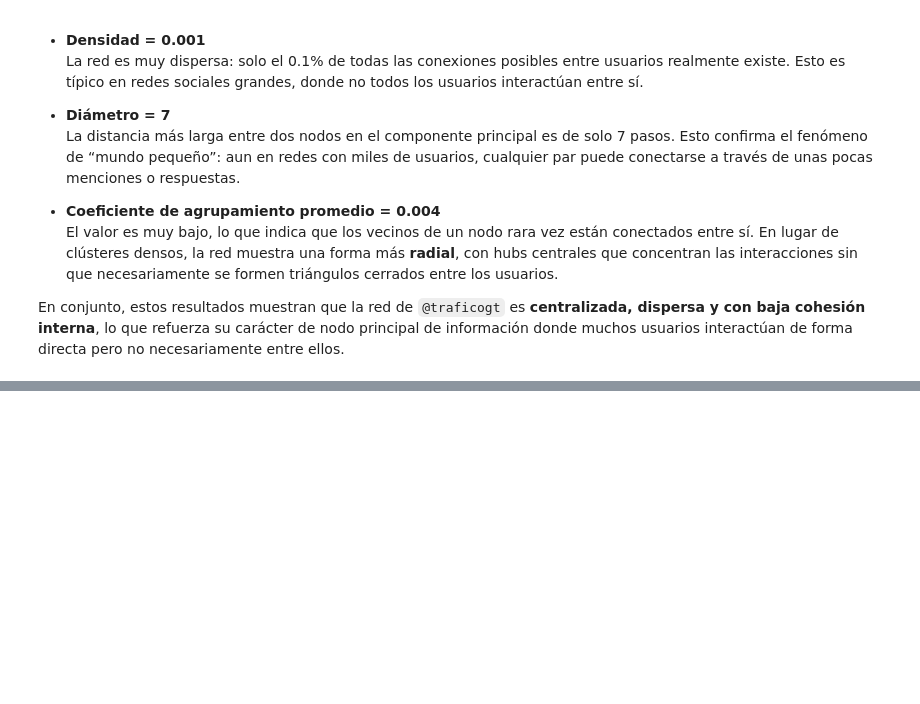
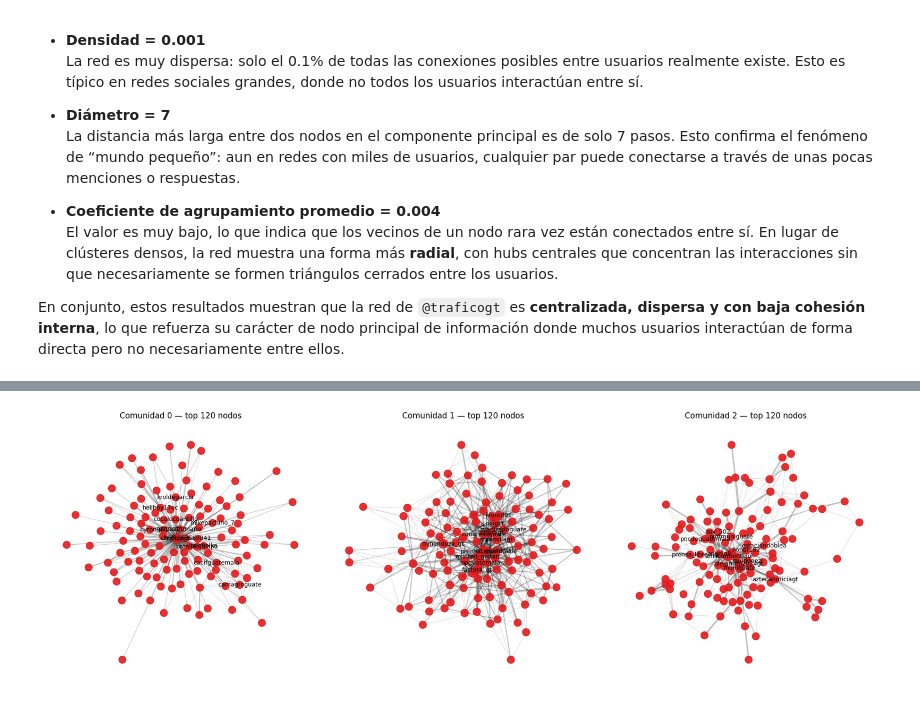
Before and after one commit to Saiyan-Javi/Lab6DS, a Jupyter notebook: Lab6DS.ipynb, the cells around one changed output, grey strips where cells are left out. Drawn from its saved outputs; the diff is of its cells as text; code cells hidden in the pictures; blank space fills up the shorter version.

```diff
--- a/Lab6DS.ipynb
+++ b/Lab6DS.ipynb
@@ -767,0 +851,62 @@ En conjunto, estos resultados muestran que la red de `@traficogt` es **centraliz
+# %%
+# --- Visualización clara: 3 paneles, uno por comunidad ---
+import matplotlib.pyplot as plt
+import numpy as np
+import networkx as nx
+
+# ======== PARÁMETROS QUE PUEDES AJUSTAR ========
+PANEL_NODES  = 120   # cuántos nodos por comunidad (top por degree)
+PANEL_LABELS = 12    # cuántas etiquetas por comunidad (top por degree)
+EDGE_ALPHA   = 0.25  # transparencia de aristas
+SEED         = 7     # semilla del layout para reproducibilidad
+# ===============================================
+
+fig, axes = plt.subplots(1, 3, figsize=(18, 6))
+
+for ax, cid in zip(axes, df_comm.head(3)["community_id"]):
+    members = list(comms[cid])
+
+    # top nodos por degree (global) dentro de la comunidad
+    top_members = (df_metrics[df_metrics["user"].isin(members)]
+                   .sort_values("degree", ascending=False)
+                   .head(PANEL_NODES)["user"].tolist())
+    H = GUc.subgraph(top_members).copy()
+
+    # tamaños por degree dentro del subgrafo (legible y escalado)
+    deg = dict(H.degree())
+    sizes = np.array([deg[n] for n in H.nodes()], float)
+    if sizes.size and sizes.max() > 0:
+        sizes = 120 + 80*(sizes - sizes.min())/(sizes.max() - sizes.min() + 1e-9)
+    else:
+        sizes = 120 + sizes
+
+    # grosor de arista por peso, recortando outliers para legibilidad
+    weights = [H[u][v].get("weight", 1.0) for u, v in H.edges()]
+    if weights:
+        w = np.array(weights, float)
+        lo, hi = np.percentile(w, 10), np.percentile(w, 90)
+        widths = 0.4 + 2.6*(w - lo)/(hi - lo + 1e-9)
+        widths = np.clip(widths, 0.4, 3.0)
+    else:
+        widths = 1.0
+
+    pos = nx.spring_layout(H, k=0.9, iterations=300, seed=SEED)
+
+    nx.draw_networkx_nodes(H, pos, node_size=sizes, node_color=[cid]*H.number_of_nodes(),
+                           cmap=plt.cm.Set1, alpha=0.9, ax=ax)
+    nx.draw_networkx_edges(H, pos, width=widths, alpha=EDGE_ALPHA, ax=ax)
+
+    # Etiquetar solo los top por degree de la comunidad
+    top_labels = (df_metrics[df_metrics["user"].isin(members)]
+                  .sort_values("degree", ascending=False)
+                  .head(PANEL_LABELS)["user"].tolist())
+    nx.draw_networkx_labels(H, pos, labels={n: n for n in top_labels if n in H},
+                            font_size=9, ax=ax)
+
+    ax.set_title(f"Comunidad {cid} — top {PANEL_NODES} nodos")
+    ax.axis("off")
+
+plt.tight_layout()
+plt.show()
+# %% [output]
+[figure, added]
```
Also changed, not shown: parts of 5 cells of this notebook.
